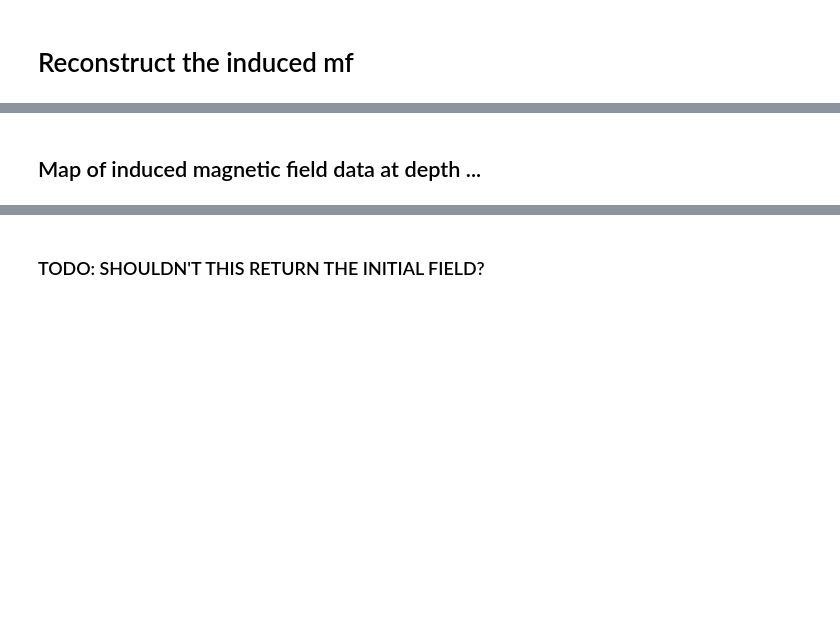
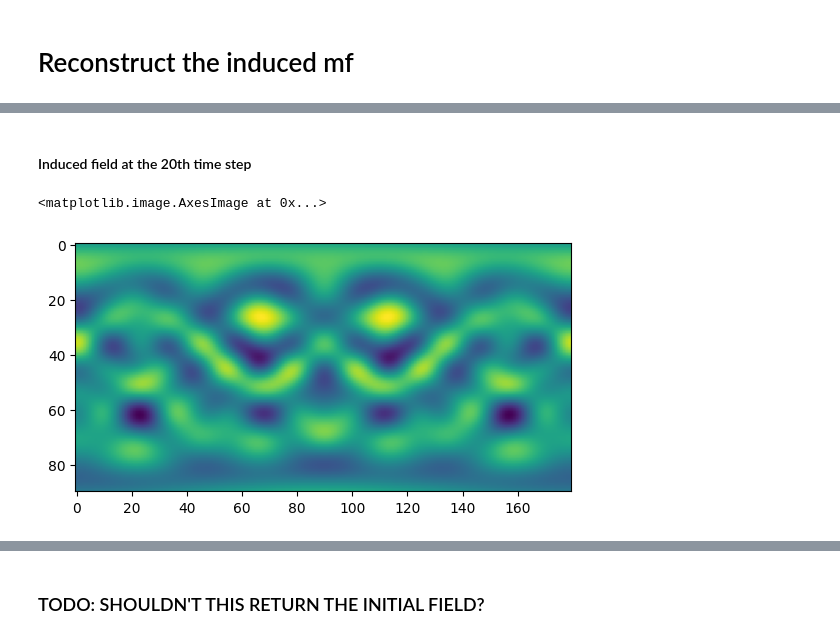
Before and after one commit to lukacskuslits/kuslits-et-al-current-loops, a Jupyter notebook: moving-sources-gpu/Compute-approx-coeffs-sturm-liouville.ipynb, the cells around one changed output, grey strips where cells are left out. Cells and saved outputs as stored; diff of their text form; code cells hidden in the pictures; blank space fills up the shorter version.

```diff
--- a/moving-sources-gpu/Compute-approx-coeffs-sturm-liouville.ipynb
+++ b/moving-sources-gpu/Compute-approx-coeffs-sturm-liouville.ipynb
@@ -867 +1111,8 @@ S_induced_np = torch.squeeze(S_induced[:,:,0]).cpu().numpy()
+# %% [markdown]
+#### Induced field at the 20th time step
+# %%
+plt.imshow(Vt)
+# %% [output]
+<matplotlib.image.AxesImage at 0x...>
+[figure, added]
 # %%
@@ -881,2 +1131,0 @@ B_r_reconstr = sh.synth(q_res)
-# %% [markdown]
-## Map of induced magnetic field data at depth ...
```
Also changed, not shown: parts of 54 cells of this notebook.
